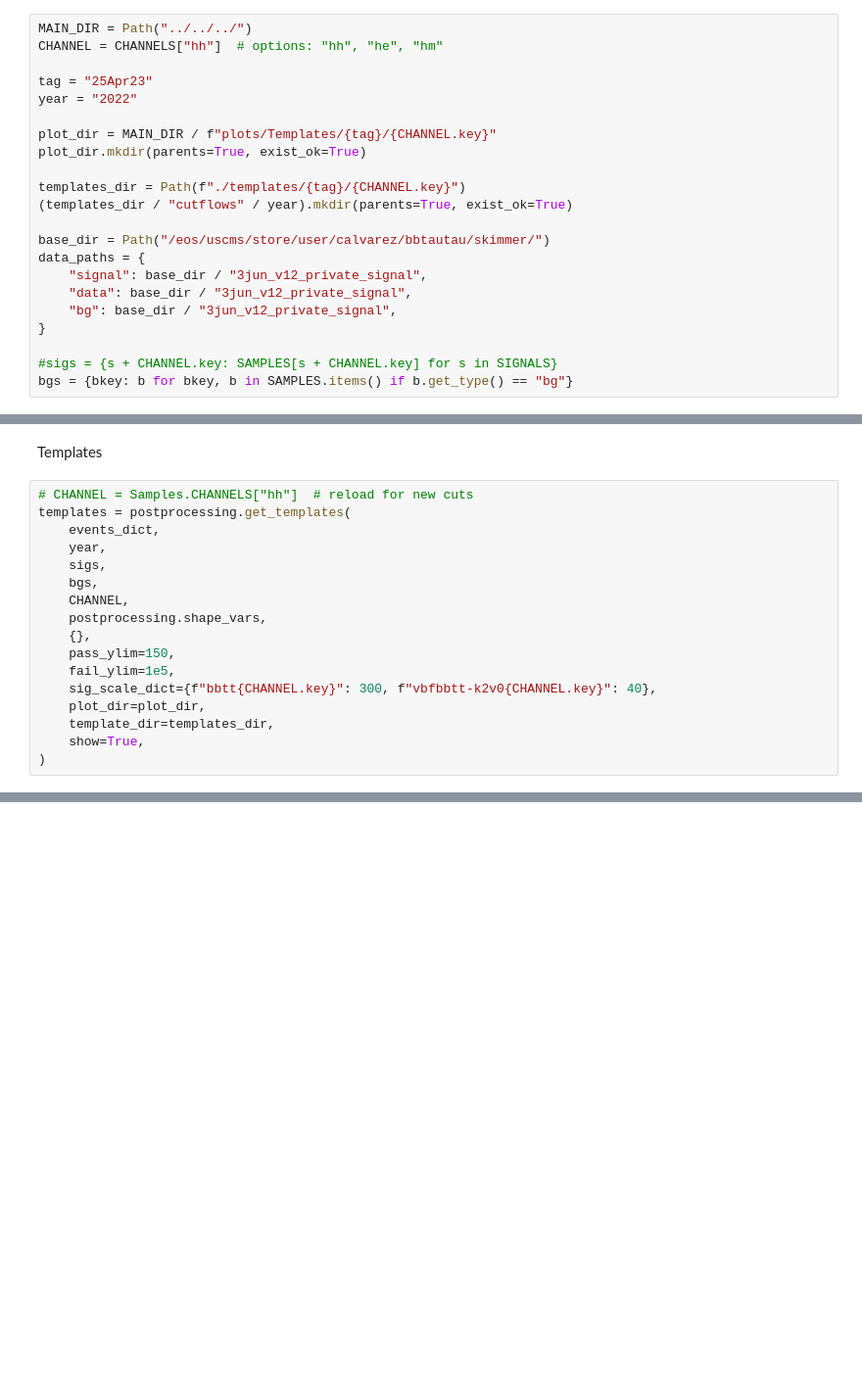
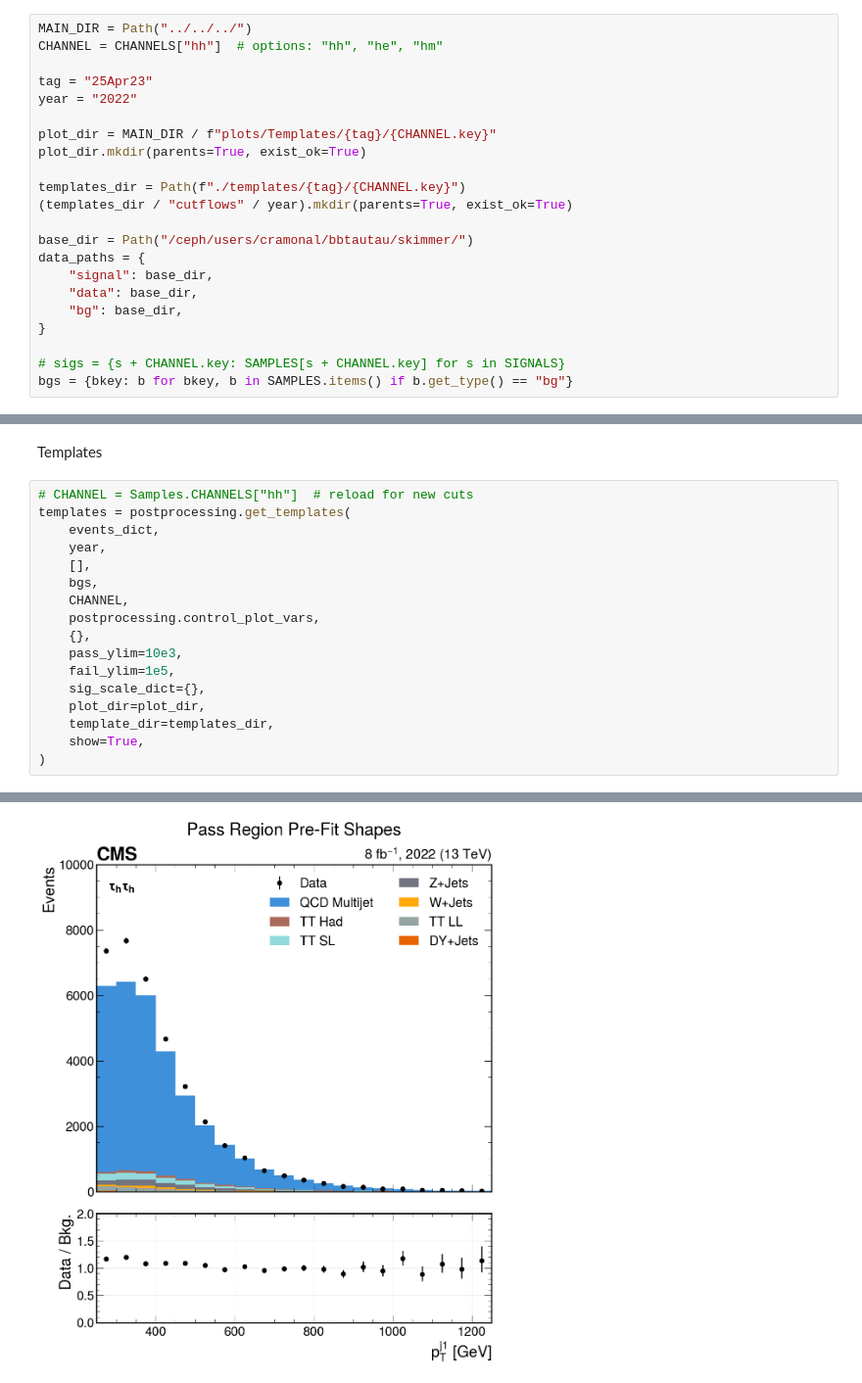
Before and after one commit to cramonal/bbtautau, a Jupyter notebook: src/bbtautau/postprocessing/Templatesnew.ipynb, the cells around one changed output, grey strips where cells are left out. Shown at 98% size. Saved outputs shown, nothing was run; the diff lists cells and outputs as text; blank space fills up the shorter version.

Commit message:
for plotting

```diff
--- a/src/bbtautau/postprocessing/Templatesnew.ipynb
+++ b/src/bbtautau/postprocessing/Templatesnew.ipynb
@@ -43,14 +41,14 @@ plot_dir.mkdir(parents=True, exist_ok=True)
 templates_dir = Path(f"./templates/{tag}/{CHANNEL.key}")
 (templates_dir / "cutflows" / year).mkdir(parents=True, exist_ok=True)
 
-base_dir = Path("/eos/uscms/store/user/calvarez/bbtautau/skimmer/")
+base_dir = Path("/ceph/users/cramonal/bbtautau/skimmer/")
 data_paths = {
-    "signal": base_dir / "3jun_v12_private_signal",
-    "data": base_dir / "3jun_v12_private_signal",
-    "bg": base_dir / "3jun_v12_private_signal",
+    "signal": base_dir,
+    "data": base_dir,
+    "bg": base_dir,
 }
 
-#sigs = {s + CHANNEL.key: SAMPLES[s + CHANNEL.key] for s in SIGNALS}
+# sigs = {s + CHANNEL.key: SAMPLES[s + CHANNEL.key] for s in SIGNALS}
 bgs = {bkey: b for bkey, b in SAMPLES.items() if b.get_type() == "bg"}
 # %%
 from bbtautau.HLTs import HLTs
@@ -113,15 +123,16 @@ Templates
 templates = postprocessing.get_templates(
     events_dict,
     year,
-    sigs,
+    [],
     bgs,
     CHANNEL,
-    postprocessing.shape_vars,
+    postprocessing.control_plot_vars,
     {},
-    pass_ylim=150,
+    pass_ylim=10e3,
     fail_ylim=1e5,
-    sig_scale_dict={f"bbtt{CHANNEL.key}": 300, f"vbfbbtt-k2v0{CHANNEL.key}": 40},
+    sig_scale_dict={},
     plot_dir=plot_dir,
     template_dir=templates_dir,
     show=True,
 )
+# %% [output]
@@ -127,0 +156 @@ templates = postprocessing.get_templates(
+[figure, added]
```
Also changed, not shown: parts of 7 cells of this notebook, 3 other files.
